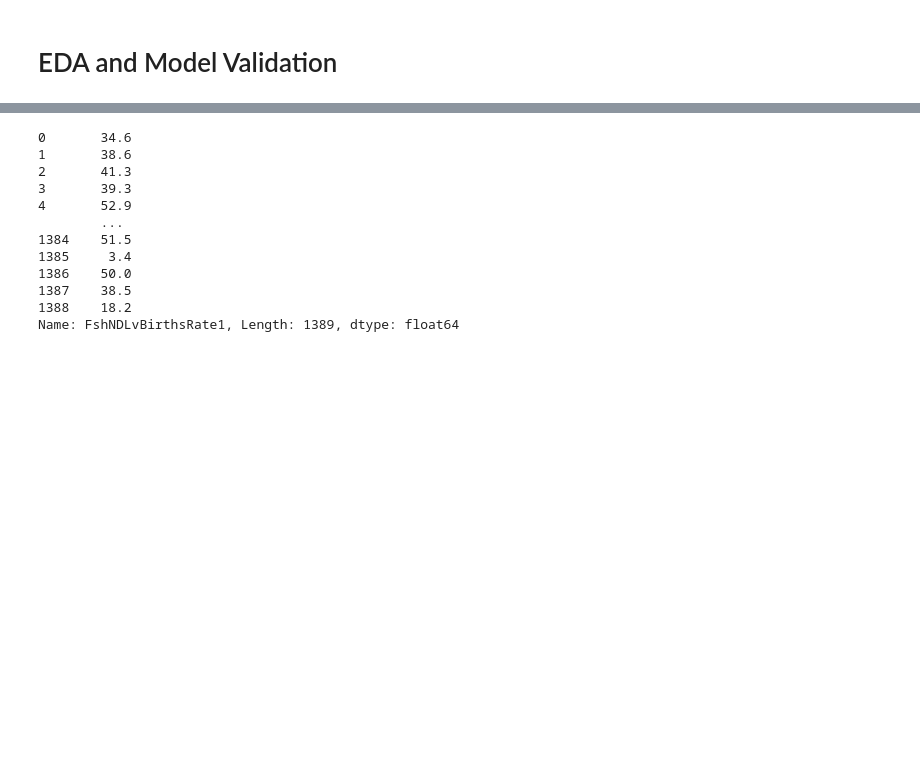
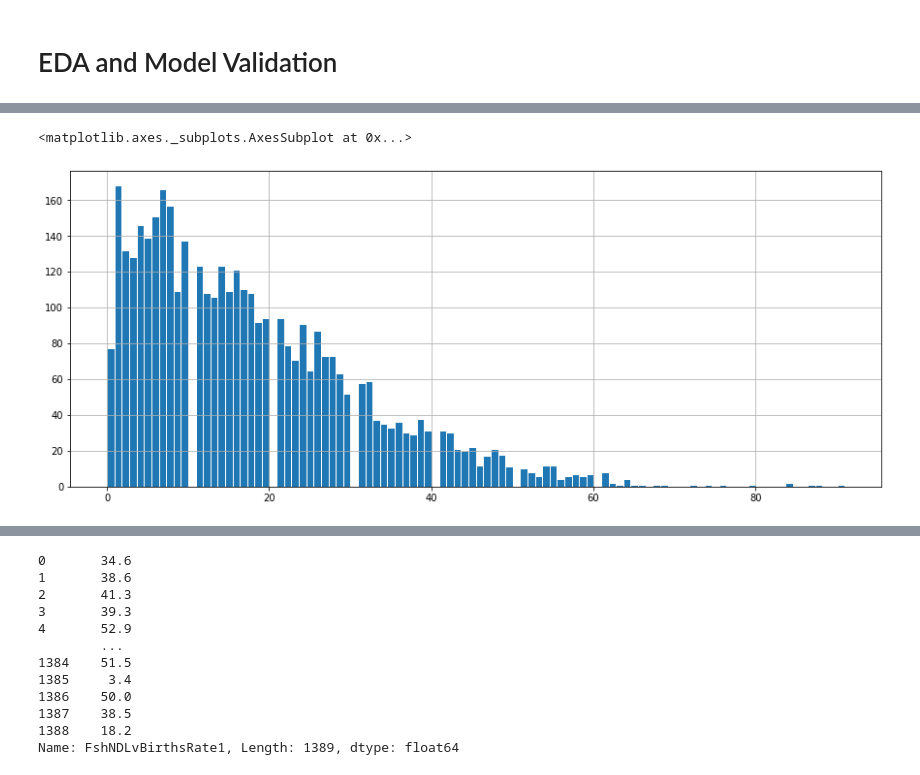
Before and after one commit to jberger1221/Insight, a Jupyter notebook: Clean_Data.ipynb, the cells around one changed output, grey strips where cells are left out. Drawn from its saved outputs; the diff is of its cells as text; code cells hidden in the pictures; blank space fills up the shorter version.

```diff
--- a/Clean_Data.ipynb
+++ b/Clean_Data.ipynb
@@ -220,0 +314,5 @@ df_13_15.head(5)
+# %%
+df_clean.Diag_DORRate.hist(bins = 100,figsize=(15,6),edgecolor='w')
+# %% [output]
+<matplotlib.axes._subplots.AxesSubplot at 0x...>
+[figure, added]
```
Also changed, not shown: parts of 63 cells of this notebook.
